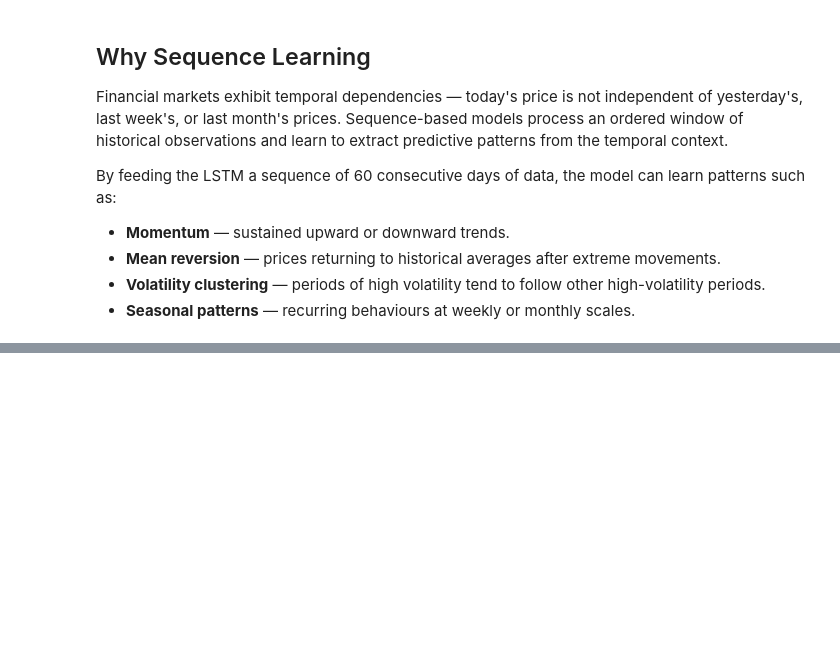
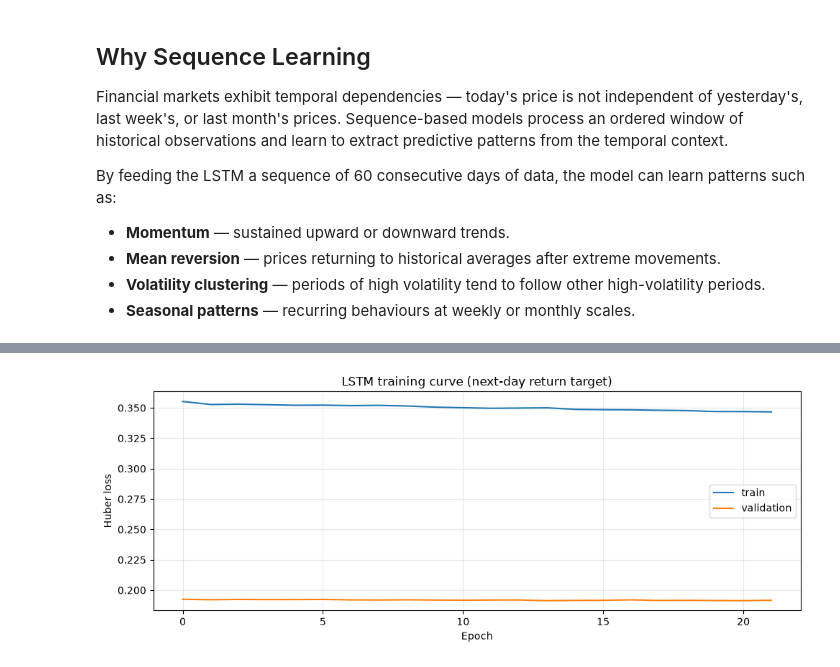
Before and after one commit to KhushiMulchandani/BitVision, a Jupyter notebook: notebooks/06_LSTM_Forecasting.ipynb, the cells around one changed output, grey strips where cells are left out. Drawn from its saved outputs; the diff is of its cells as text; code cells hidden in the pictures; blank space fills up the shorter version.

```diff
--- a/notebooks/06_LSTM_Forecasting.ipynb
+++ b/notebooks/06_LSTM_Forecasting.ipynb
@@ -839,0 +233,12 @@ A stacked LSTM architecture (64 → 32 units) with dropout regularisation was tr
+# %%
+train_end, val_end = int(n * 0.70), int(n * 0.85)
+print("Train:", hist["Date"].iloc[0].date(), "->", hist["Date"].iloc[train_end - 1].date())
+print("Valid:", hist["Date"].iloc[train_end].date(), "->", hist["Date"].iloc[val_end - 1].date())
+print("Test :", hist["Date"].iloc[val_end].date(), "->", hist["Date"].iloc[-1].date())
+
+scaler = StandardScaler().fit(hist.loc[:train_end - 1, features].values)
+scaled = scaler.transform(hist[features].values)
+
+y = hist["Target_Return"].values
+ret_std = y[:train_end].std()          # targets are divided by this so the network sees values near 1
+print(f"Training return std: {ret_std:.4f}")
@@ -839,0 +275,22 @@ A stacked LSTM architecture (64 → 32 units) with dropout regularisation was tr
+# %%
+model = Sequential([
+    Input(shape=(SEQ_LEN, len(features))),
+    LSTM(64, return_sequences=True),
+    Dropout(0.2),
+    LSTM(32),
+    Dropout(0.2),
+    Dense(16, activation="relu"),
+    Dense(1),
+])
+model.compile(optimizer="adam", loss="huber")
+
+history = model.fit(
+    X[train_m], y_seq[train_m],
+    validation_data=(X[val_m], y_seq[val_m]),
+    epochs=60, batch_size=64, verbose=1,
+    callbacks=[
+        EarlyStopping(monitor="val_loss", patience=8, restore_best_weights=True),
+        ReduceLROnPlateau(monitor="val_loss", factor=0.5, patience=4, min_lr=1e-6),
+    ],
+)
+print("Epochs run:", len(history.history["loss"]))
@@ -839,0 +315,9 @@ A stacked LSTM architecture (64 → 32 units) with dropout regularisation was tr
+# %%
+plt.figure(figsize=(10, 4))
+plt.plot(history.history["loss"], label="train")
+plt.plot(history.history["val_loss"], label="validation")
+plt.title("LSTM training curve (next-day return target)")
+plt.xlabel("Epoch"); plt.ylabel("Huber loss"); plt.legend(); plt.grid(alpha=0.3)
+plt.tight_layout(); plt.show()
+# %% [output]
+[figure, added]
```
Also changed, not shown: parts of 89 cells of this notebook, 10 other files.
